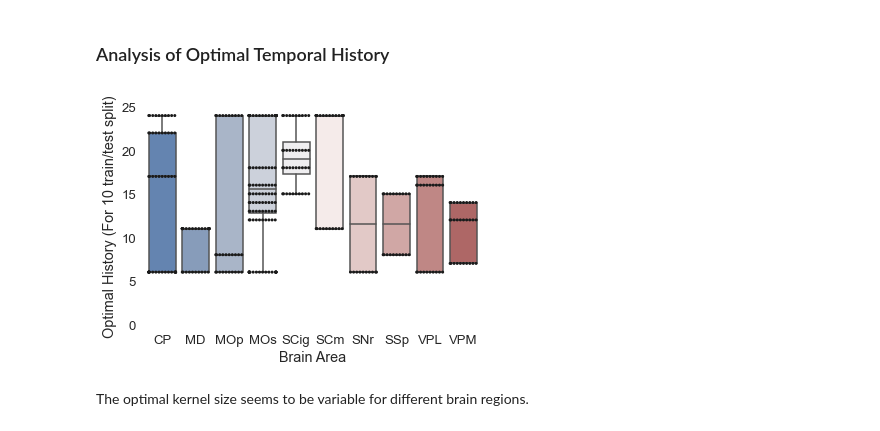
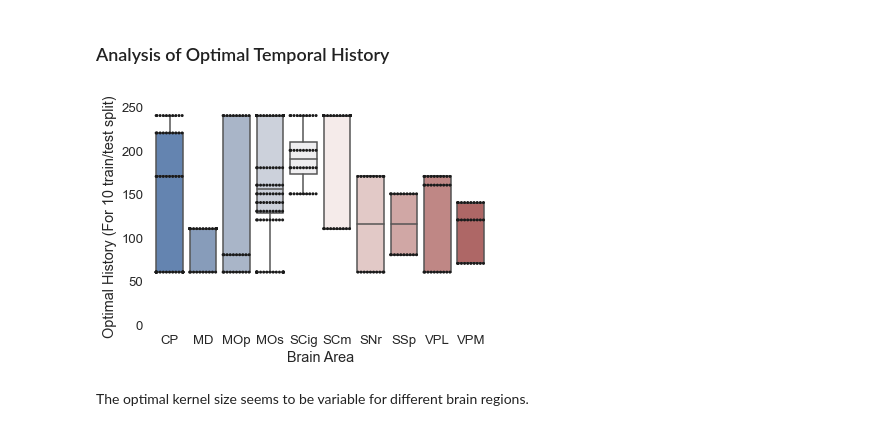
Before and after one commit to VaibhavSharma08/pod-96-manymanifolds, a Jupyter notebook: Population Spike Code Approach/analysis/GLM Analysis.ipynb, the cells around one changed output. Cells and saved outputs as stored; diff of their text form; code cells hidden in the pictures.

```diff
--- a/Population Spike Code Approach/analysis/GLM Analysis.ipynb
+++ b/Population Spike Code Approach/analysis/GLM Analysis.ipynb
@@ -126,13 +126,14 @@ g.set(ylim=(-1,1))
 # %%
 sns.set(font_scale=1.2)
 plt.gca().set_ylim((0,25))
 sns.boxplot(x='Brain_Areas',y='Optimal_d',data=df,whis=[0, 100], palette="vlag", order=np.unique(df.Brain_Areas))
 sns.swarmplot(x='Brain_Areas',y='Optimal_d',data=df, size=3, color="k", linewidth=0, order=np.unique(df.Brain_Areas))
 plt.box(False)
 plt.ylabel("Optimal History (For 10 train/test split)")
 plt.xlabel('Brain Area')
+plt.gca().set_yticklabels([0,50,100,150,200,250])
 plt.show()
 # %% [output]
-[figure, old version]
+[figure, new version]
 # %% [markdown]
 The optimal kernel size seems to be variable for different brain regions.
```
